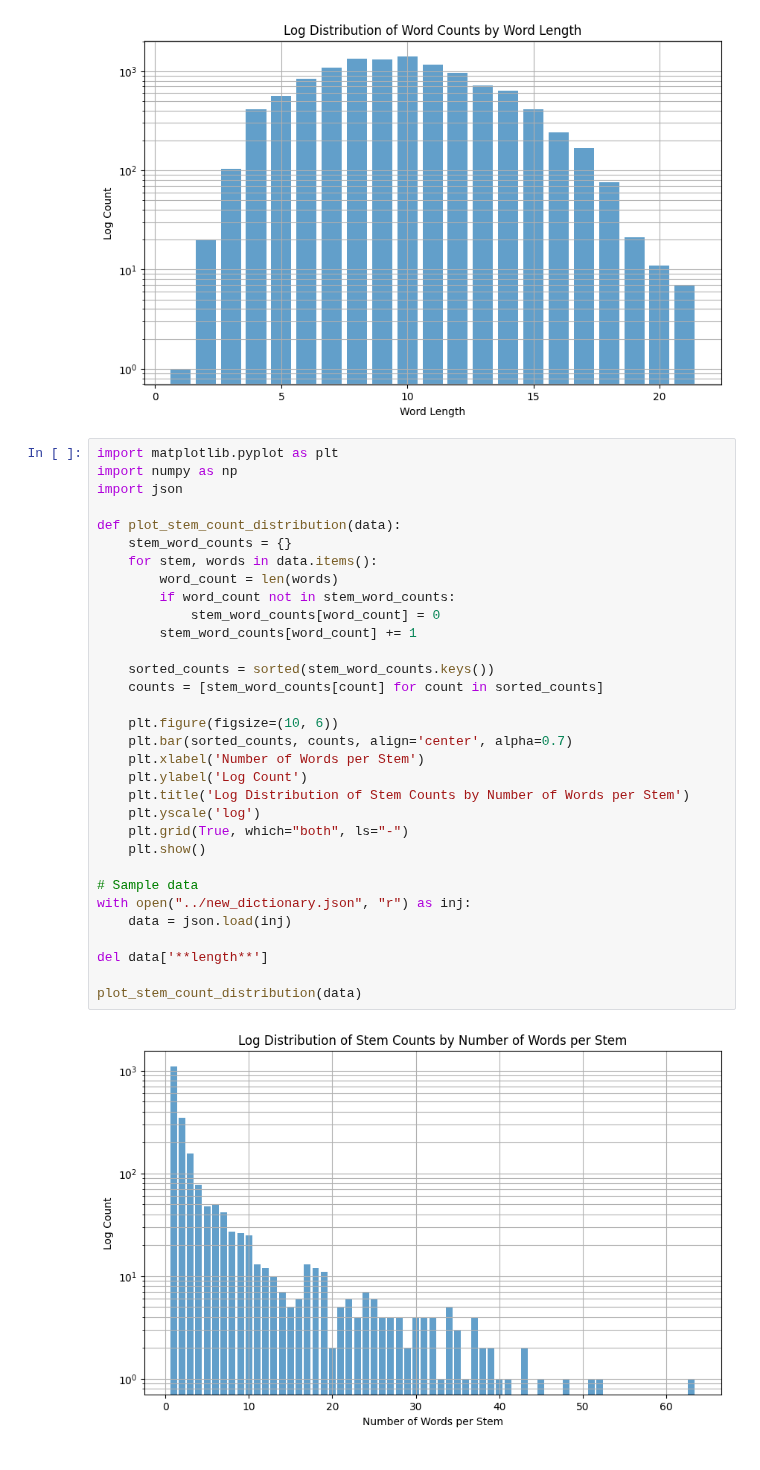
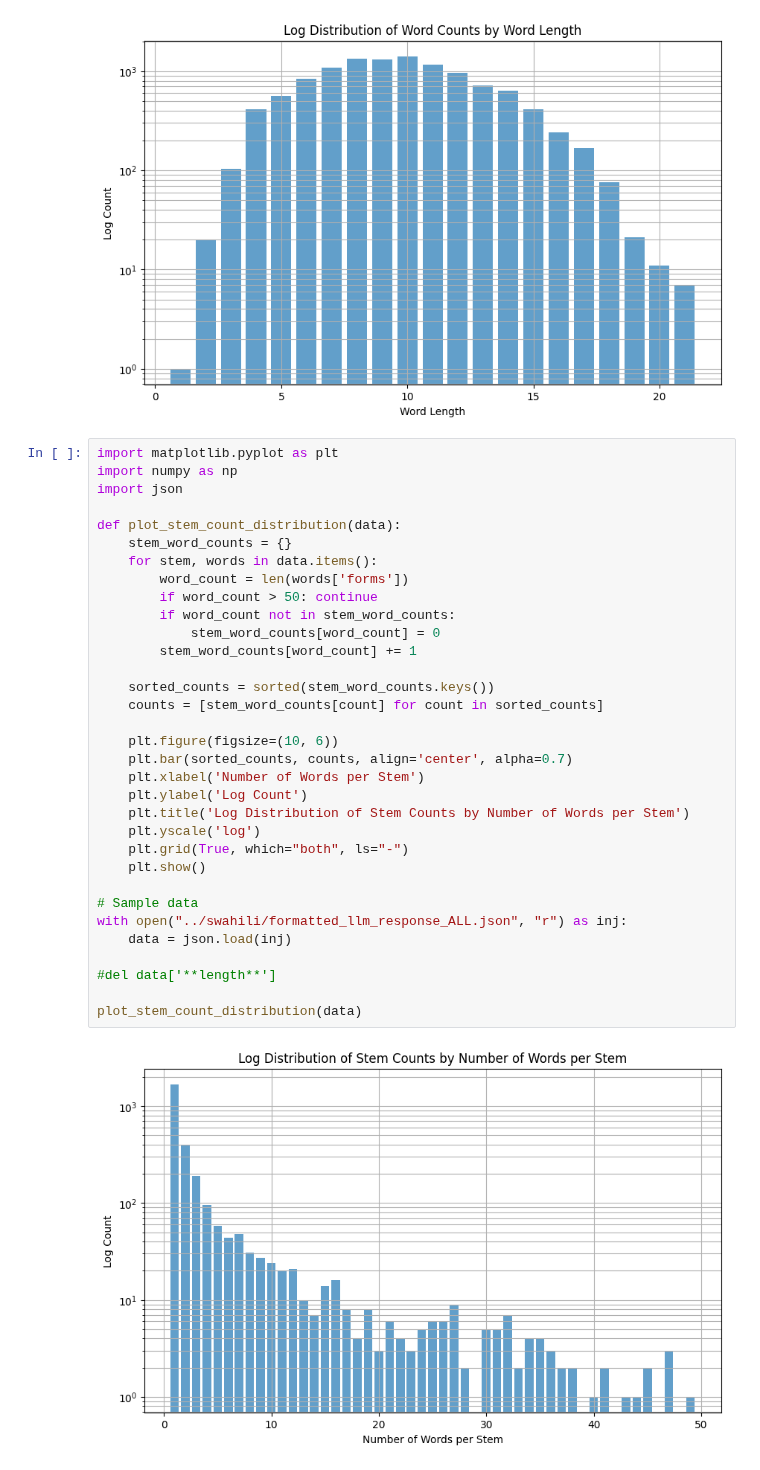
Before and after one commit to dlmee/fuzzy-happiness, a Jupyter notebook: utility_scripts/plot.ipynb, the cells around one changed output. Saved outputs shown, nothing was run; the diff lists cells and outputs as text.

Commit message:
Finished Parse analysis of Swahili!

```diff
--- a/utility_scripts/plot.ipynb
+++ b/utility_scripts/plot.ipynb
@@ -204,34 +204,35 @@ plot_word_length_distribution(data)
 # %%
 import matplotlib.pyplot as plt
 import numpy as np
 import json
 
 def plot_stem_count_distribution(data):
     stem_word_counts = {}
     for stem, words in data.items():
-        word_count = len(words)
+        word_count = len(words['forms'])
+        if word_count > 50: continue
         if word_count not in stem_word_counts:
             stem_word_counts[word_count] = 0
         stem_word_counts[word_count] += 1
 
     sorted_counts = sorted(stem_word_counts.keys())
     counts = [stem_word_counts[count] for count in sorted_counts]
 
     plt.figure(figsize=(10, 6))
     plt.bar(sorted_counts, counts, align='center', alpha=0.7)
     plt.xlabel('Number of Words per Stem')
     plt.ylabel('Log Count')
     plt.title('Log Distribution of Stem Counts by Number of Words per Stem')
     plt.yscale('log')
     plt.grid(True, which="both", ls="-")
     plt.show()
 
 # Sample data
-with open("../new_dictionary.json", "r") as inj:
+with open("../swahili/formatted_llm_response_ALL.json", "r") as inj:
     data = json.load(inj)
 
-del data['**length**']
+#del data['**length**']
 
 plot_stem_count_distribution(data)
 # %% [output]
-[figure, old version]
+[figure, new version]
```
Also changed, not shown: 9 other files.
